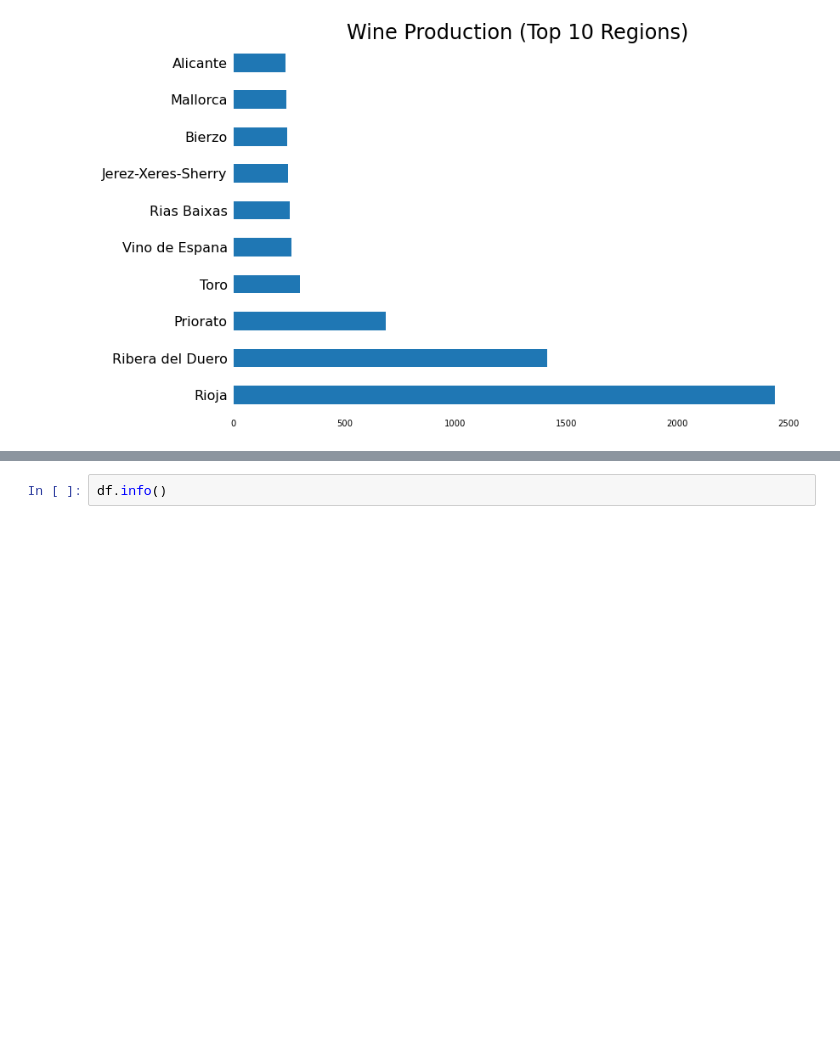
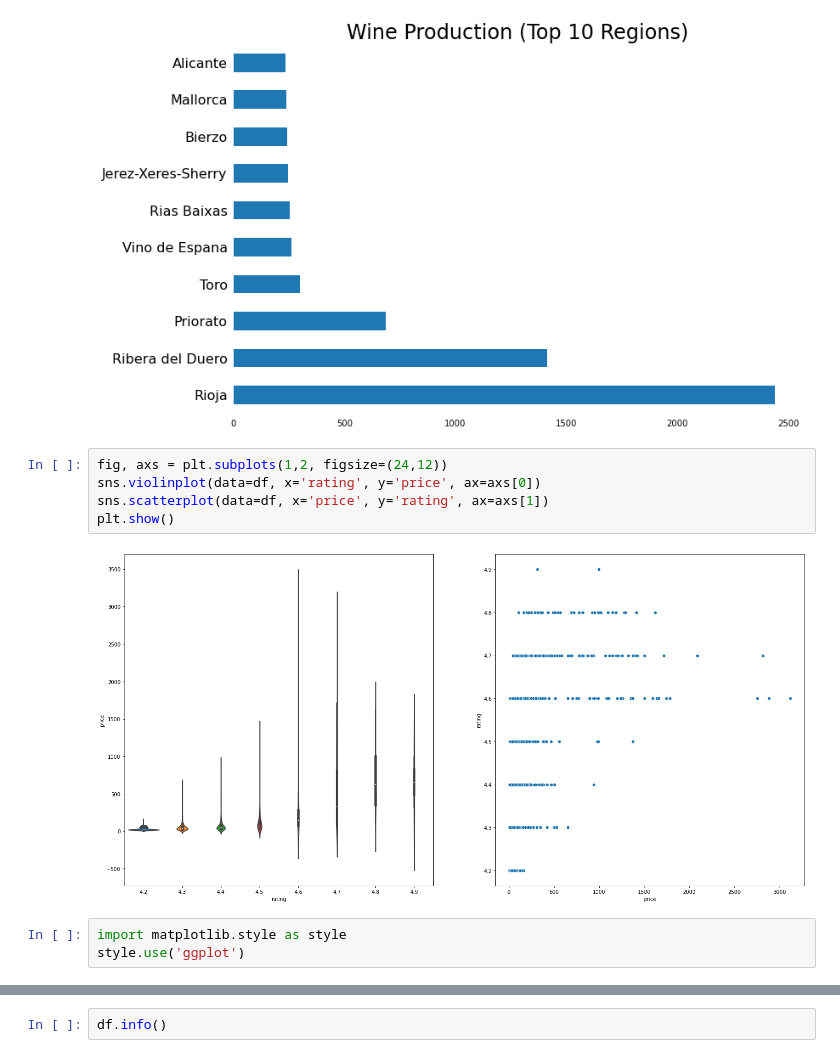
Before and after one commit to CharlesPizza/SpanishWineVisualization, a Jupyter notebook: SpanishWineExplore.ipynb, the cells around one changed output, grey strips where cells are left out. Cells and saved outputs as stored; diff of their text form; blank space fills up the shorter version.

```diff
--- a/SpanishWineExplore.ipynb
+++ b/SpanishWineExplore.ipynb
@@ -148,3 +165,13 @@ plt.tick_params(left=False, bottom=False)
 plt.show()
 # %% [output]
 [figure]
+# %%
+fig, axs = plt.subplots(1,2, figsize=(24,12))
+sns.violinplot(data=df, x='rating', y='price', ax=axs[0])
+sns.scatterplot(data=df, x='price', y='rating', ax=axs[1])
+plt.show()
+# %% [output]
+[figure, added]
+# %%
+import matplotlib.style as style
+style.use('ggplot')
```
Also changed, not shown: parts of 7 cells of this notebook.
